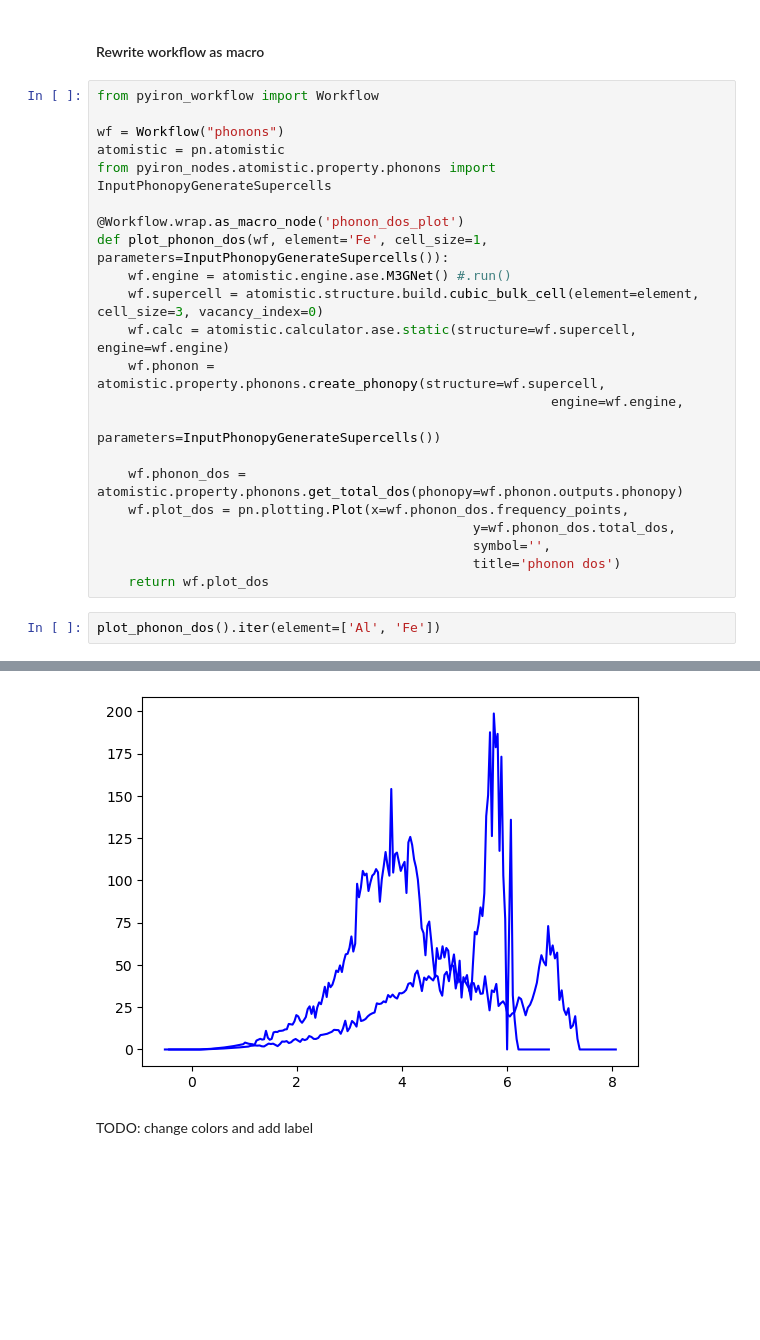
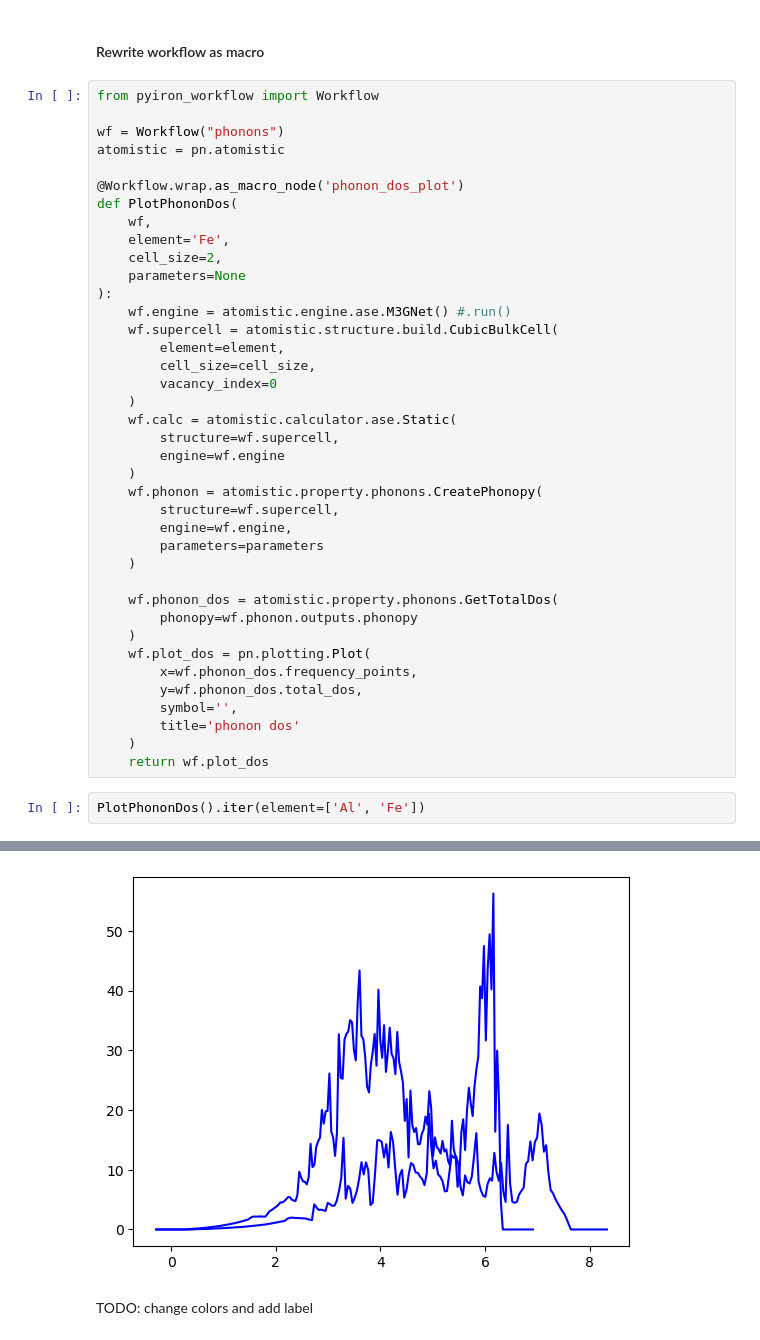
Before and after one commit to pyiron/pyiron_nodes, a Jupyter notebook: notebooks/examples.ipynb, the cells around one changed output, grey strips where cells are left out. Cells and saved outputs as stored; diff of their text form; blank space fills up the shorter version.

```diff
--- a/notebooks/examples.ipynb
+++ b/notebooks/examples.ipynb
@@ -255,30 +276,47 @@ from pyiron_workflow import Workflow
 
 wf = Workflow("phonons")
 atomistic = pn.atomistic
-from pyiron_nodes.atomistic.property.phonons import InputPhonopyGenerateSupercells
 
 @Workflow.wrap.as_macro_node('phonon_dos_plot')
-def plot_phonon_dos(wf, element='Fe', cell_size=1, parameters=InputPhonopyGenerateSupercells()):
+def PlotPhononDos(
+    wf,
+    element='Fe',
+    cell_size=2,
+    parameters=None
+):
     wf.engine = atomistic.engine.ase.M3GNet() #.run()
-    wf.supercell = atomistic.structure.build.cubic_bulk_cell(element=element, cell_size=3, vacancy_index=0)
-    wf.calc = atomistic.calculator.ase.static(structure=wf.supercell, engine=wf.engine)
-    wf.phonon = atomistic.property.phonons.create_phonopy(structure=wf.supercell,
-                                                          engine=wf.engine,
-                                                          parameters=InputPhonopyGenerateSupercells())
+    wf.supercell = atomistic.structure.build.CubicBulkCell(
+        element=element,
+        cell_size=cell_size,
+        vacancy_index=0
+    )
+    wf.calc = atomistic.calculator.ase.Static(
+        structure=wf.supercell,
+        engine=wf.engine
+    )
+    wf.phonon = atomistic.property.phonons.CreatePhonopy(
+        structure=wf.supercell,
+        engine=wf.engine,
+        parameters=parameters
+    )
 
-    wf.phonon_dos = atomistic.property.phonons.get_total_dos(phonopy=wf.phonon.outputs.phonopy)
-    wf.plot_dos = pn.plotting.Plot(x=wf.phonon_dos.frequency_points,
-                                                y=wf.phonon_dos.total_dos,
-                                                symbol='',
-                                                title='phonon dos')
+    wf.phonon_dos = atomistic.property.phonons.GetTotalDos(
+        phonopy=wf.phonon.outputs.phonopy
+    )
+    wf.plot_dos = pn.plotting.Plot(
+        x=wf.phonon_dos.frequency_points,
+        y=wf.phonon_dos.total_dos,
+        symbol='',
+        title='phonon dos'
+    )
     return wf.plot_dos
 # %%
-plot_phonon_dos().iter(element=['Al', 'Fe'])
+PlotPhononDos().iter(element=['Al', 'Fe'])
 # %% [output]
 |  | element | phonon_dos_plot |
 | 0 | Al | <module 'matplotlib.pyplot' from ... |
 | 1 | Fe | <module 'matplotlib.pyplot' from ... |
-[figure, old version]
+[figure, new version]
 # %% [markdown]
 TODO: change colors and add label
 # %%
```
Also changed, not shown: parts of 17 cells of this notebook.
